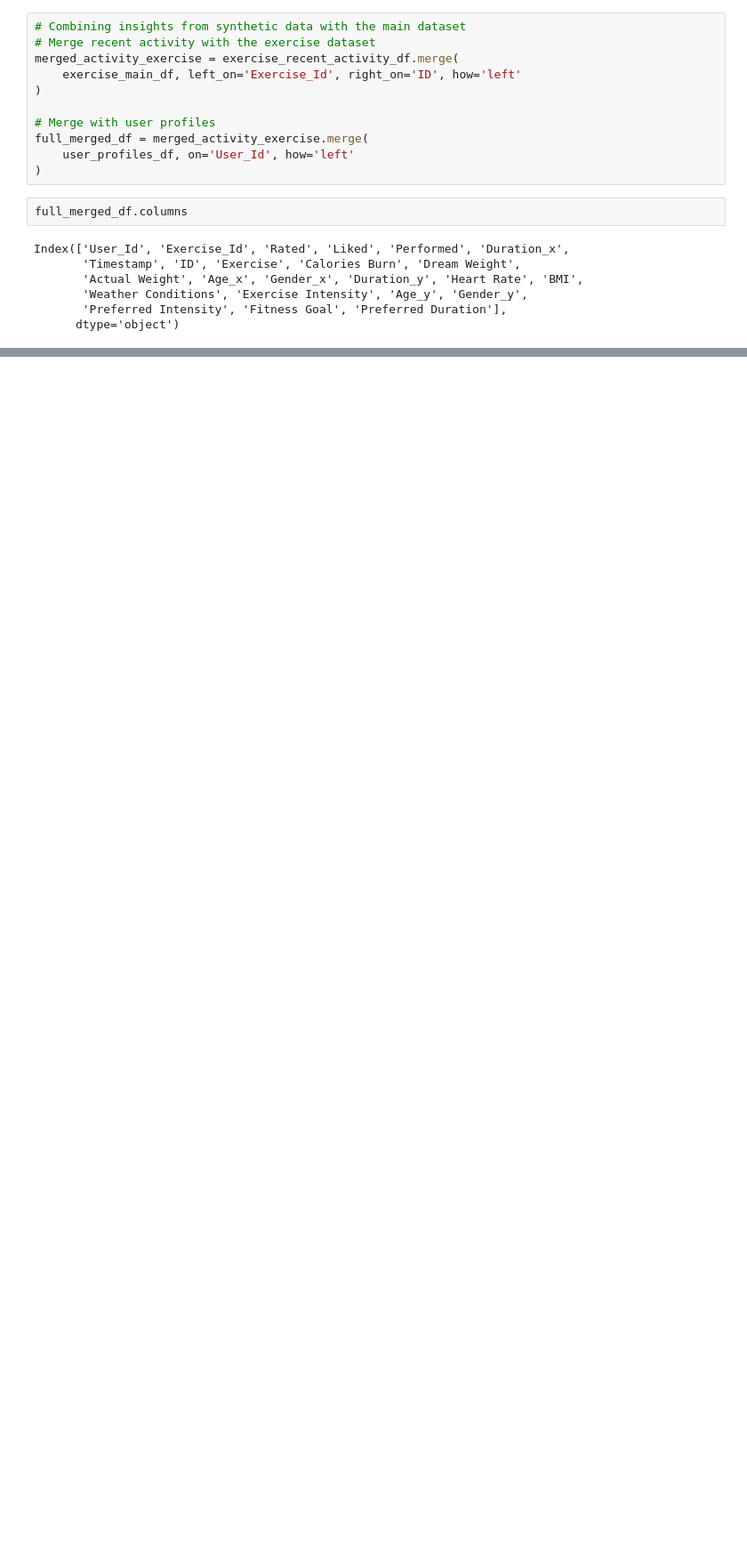
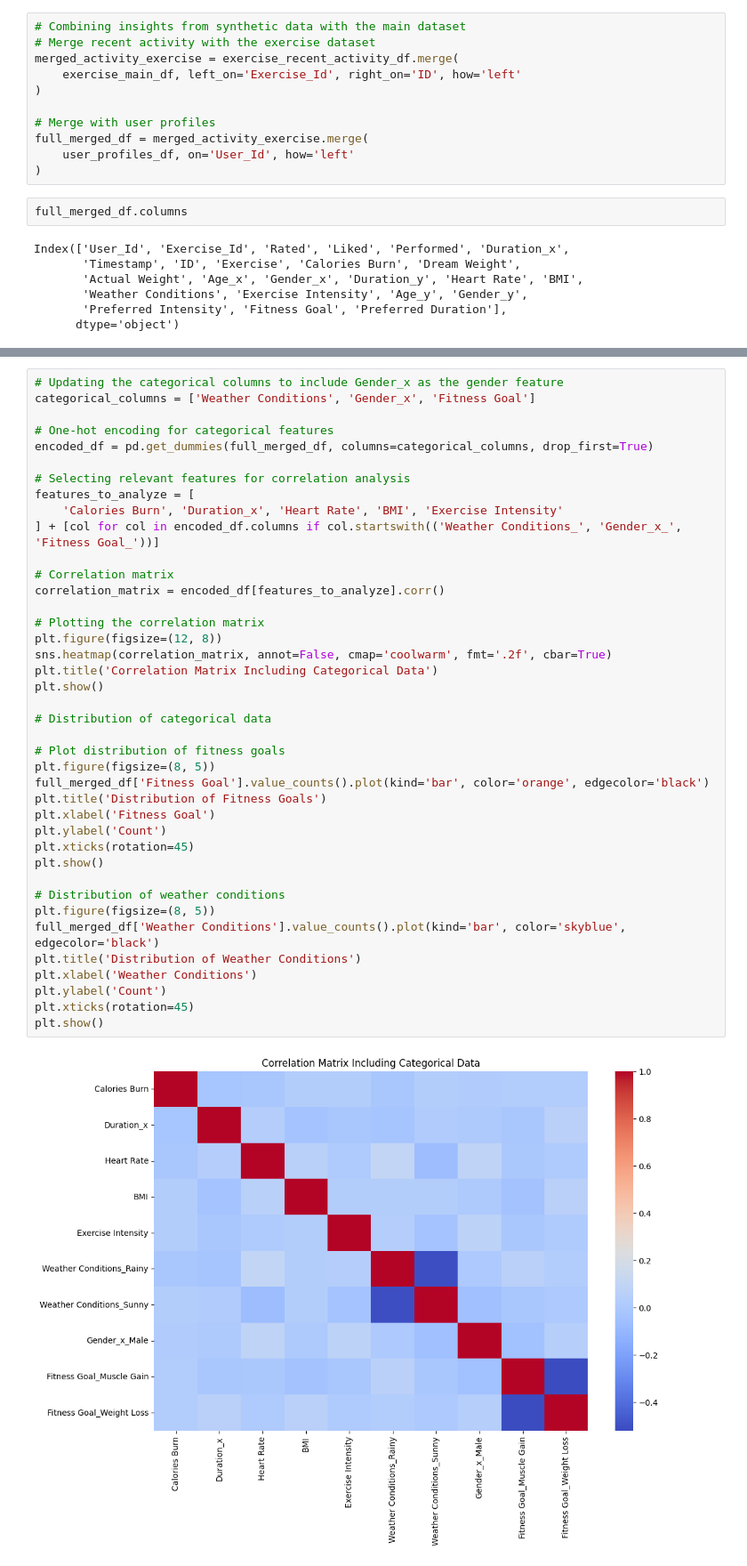
Before and after one commit to VenkatSR-14/nutribuddy, a Jupyter notebook: notebooks/Exercise_dataset_exploration.ipynb, the cells around one changed output, grey strips where cells are left out. Shown at 89% size. Saved outputs shown, nothing was run; the diff lists cells and outputs as text; blank space fills up the shorter version.

```diff
--- a/notebooks/Exercise_dataset_exploration.ipynb
+++ b/notebooks/Exercise_dataset_exploration.ipynb
@@ -444,0 +318,42 @@ Item-Based CF Recommendations for User_1: [125, 392, 388, 316, 179]
+# %%
+# Updating the categorical columns to include Gender_x as the gender feature
+categorical_columns = ['Weather Conditions', 'Gender_x', 'Fitness Goal']
+
+# One-hot encoding for categorical features
+encoded_df = pd.get_dummies(full_merged_df, columns=categorical_columns, drop_first=True)
+
+# Selecting relevant features for correlation analysis
+features_to_analyze = [
+    'Calories Burn', 'Duration_x', 'Heart Rate', 'BMI', 'Exercise Intensity'
+] + [col for col in encoded_df.columns if col.startswith(('Weather Conditions_', 'Gender_x_', 'Fitness Goal_'))]
+
+# Correlation matrix
+correlation_matrix = encoded_df[features_to_analyze].corr()
+
+# Plotting the correlation matrix
+plt.figure(figsize=(12, 8))
+sns.heatmap(correlation_matrix, annot=False, cmap='coolwarm', fmt='.2f', cbar=True)
+plt.title('Correlation Matrix Including Categorical Data')
+plt.show()
+
+# Distribution of categorical data
+
+# Plot distribution of fitness goals
+plt.figure(figsize=(8, 5))
+full_merged_df['Fitness Goal'].value_counts().plot(kind='bar', color='orange', edgecolor='black')
+plt.title('Distribution of Fitness Goals')
+plt.xlabel('Fitness Goal')
+plt.ylabel('Count')
+plt.xticks(rotation=45)
+plt.show()
+
+# Distribution of weather conditions
+plt.figure(figsize=(8, 5))
+full_merged_df['Weather Conditions'].value_counts().plot(kind='bar', color='skyblue', edgecolor='black')
+plt.title('Distribution of Weather Conditions')
+plt.xlabel('Weather Conditions')
+plt.ylabel('Count')
+plt.xticks(rotation=45)
+plt.show()
+# %% [output]
+[figure, added]
```
Also changed, not shown: parts of 57 cells of this notebook, 2 other files.
